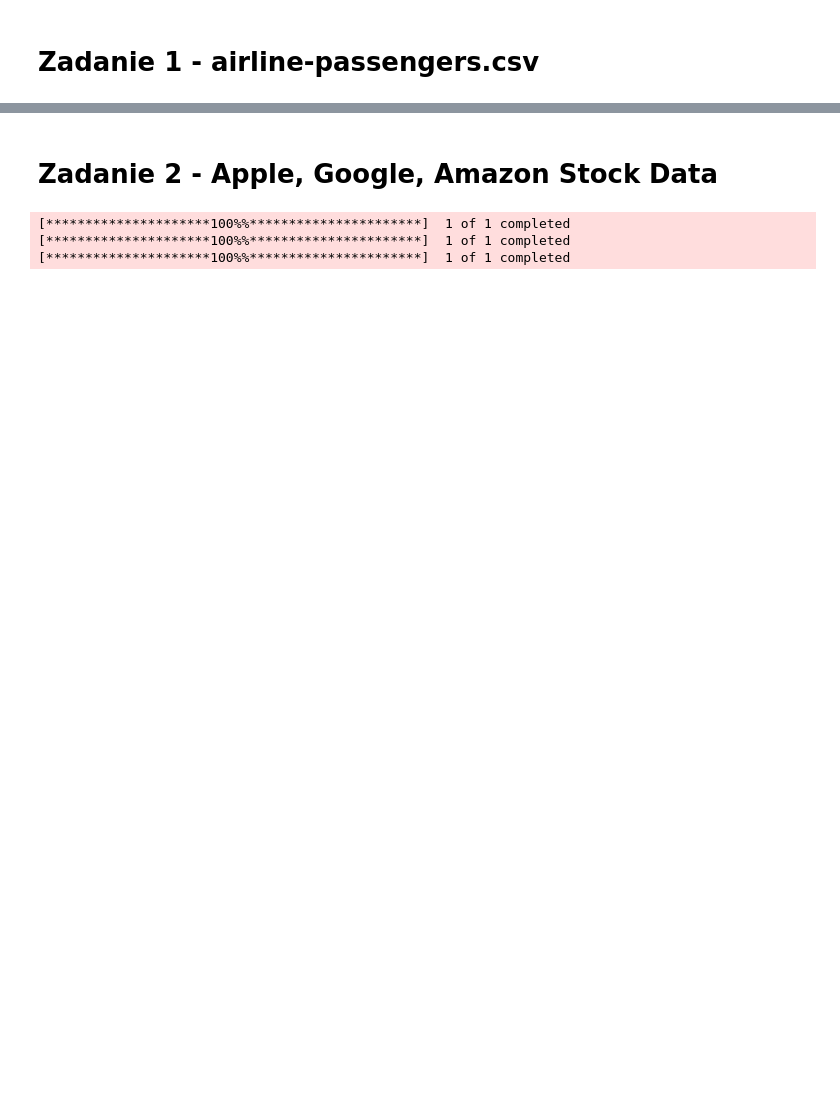
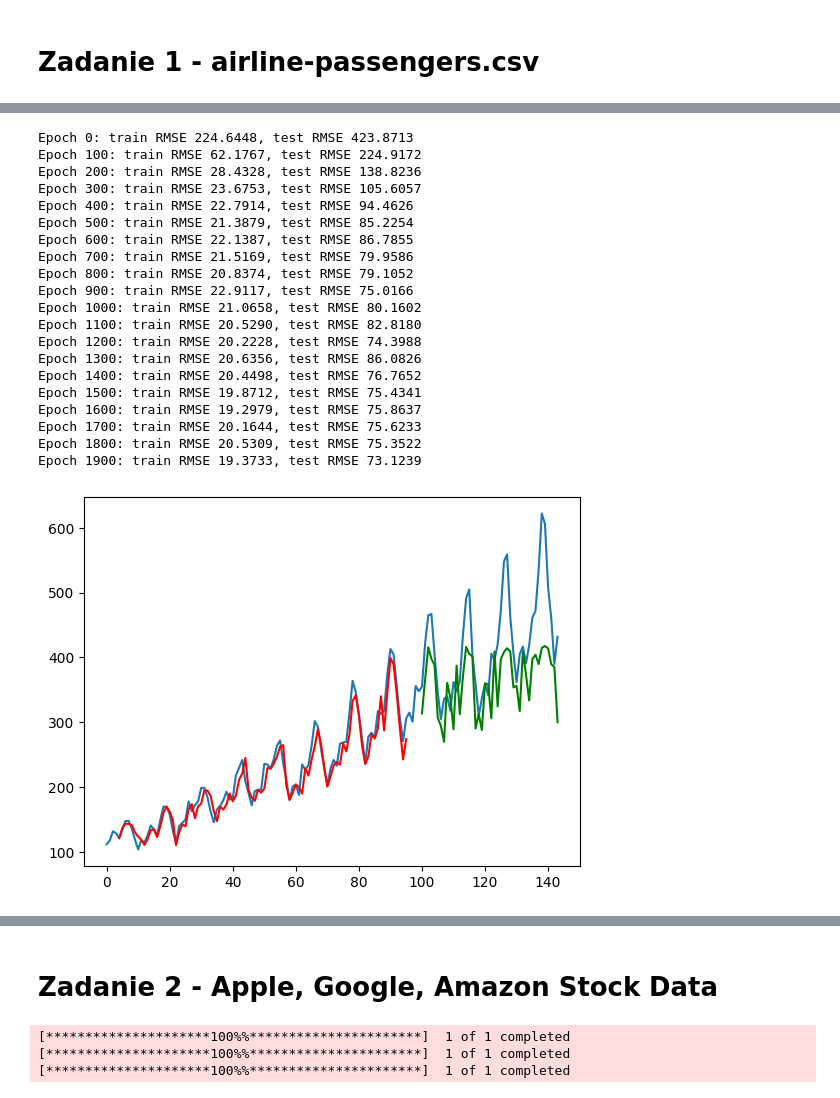
Before and after one commit to PsimonL/DeepLearningProject, a Jupyter notebook: LABS/LAB4/SSN_LAB04.ipynb, the cells around one changed output, grey strips where cells are left out. Drawn from its saved outputs; the diff is of its cells as text; code cells hidden in the pictures; blank space fills up the shorter version.

```diff
--- a/LABS/LAB4/SSN_LAB04.ipynb
+++ b/LABS/LAB4/SSN_LAB04.ipynb
@@ -154,5 +145,5 @@ import seaborn as sns
 # %%
-# lstm_model = LSTMModel(input_size=1, hidden_size=50, output_size=1, num_layers=1)
-# lstm_criterion = nn.MSELoss()
-# lstm_optimizer = optim.Adam(lstm_model.parameters(), lr=0.001)
+lstm_model = LSTMModel(input_size=1, hidden_size=50, output_size=1, num_layers=1)
+lstm_criterion = nn.MSELoss()
+lstm_optimizer = optim.Adam(lstm_model.parameters(), lr=0.001)
 # %%
@@ -273,0 +214,27 @@ import seaborn as sns
+# %%
+train_and_evaluate(epochs=2000,
+                   model=lstm_model,
+                   criterion=lstm_criterion,
+                   optimizer=lstm_optimizer)
+# %% [output]
+Epoch 0: train RMSE 224.6448, test RMSE 423.8713
+Epoch 100: train RMSE 62.1767, test RMSE 224.9172
+Epoch 200: train RMSE 28.4328, test RMSE 138.8236
+Epoch 300: train RMSE 23.6753, test RMSE 105.6057
+Epoch 400: train RMSE 22.7914, test RMSE 94.4626
+Epoch 500: train RMSE 21.3879, test RMSE 85.2254
+Epoch 600: train RMSE 22.1387, test RMSE 86.7855
+Epoch 700: train RMSE 21.5169, test RMSE 79.9586
+Epoch 800: train RMSE 20.8374, test RMSE 79.1052
+Epoch 900: train RMSE 22.9117, test RMSE 75.0166
+Epoch 1000: train RMSE 21.0658, test RMSE 80.1602
+Epoch 1100: train RMSE 20.5290, test RMSE 82.8180
+Epoch 1200: train RMSE 20.2228, test RMSE 74.3988
+Epoch 1300: train RMSE 20.6356, test RMSE 86.0826
+Epoch 1400: train RMSE 20.4498, test RMSE 76.7652
+Epoch 1500: train RMSE 19.8712, test RMSE 75.4341
+Epoch 1600: train RMSE 19.2979, test RMSE 75.8637
+Epoch 1700: train RMSE 20.1644, test RMSE 75.6233
+Epoch 1800: train RMSE 20.5309, test RMSE 75.3522
+Epoch 1900: train RMSE 19.3733, test RMSE 73.1239
+[figure, added]
```
Also changed, not shown: parts of 37 cells of this notebook.
